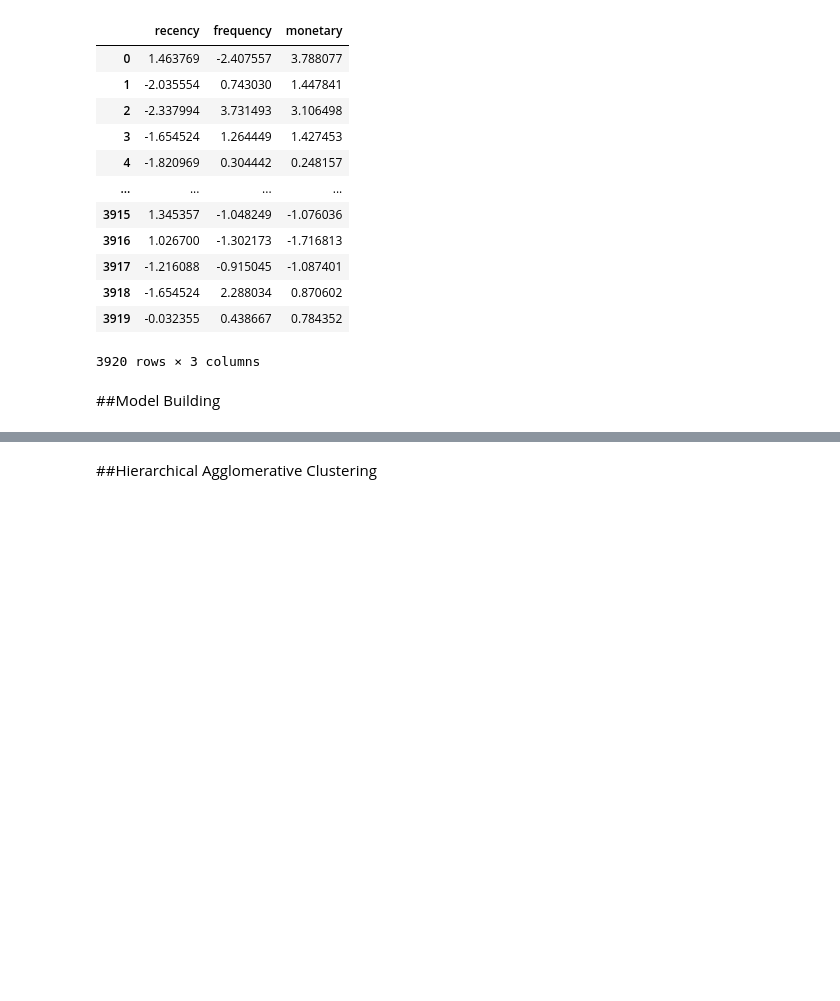
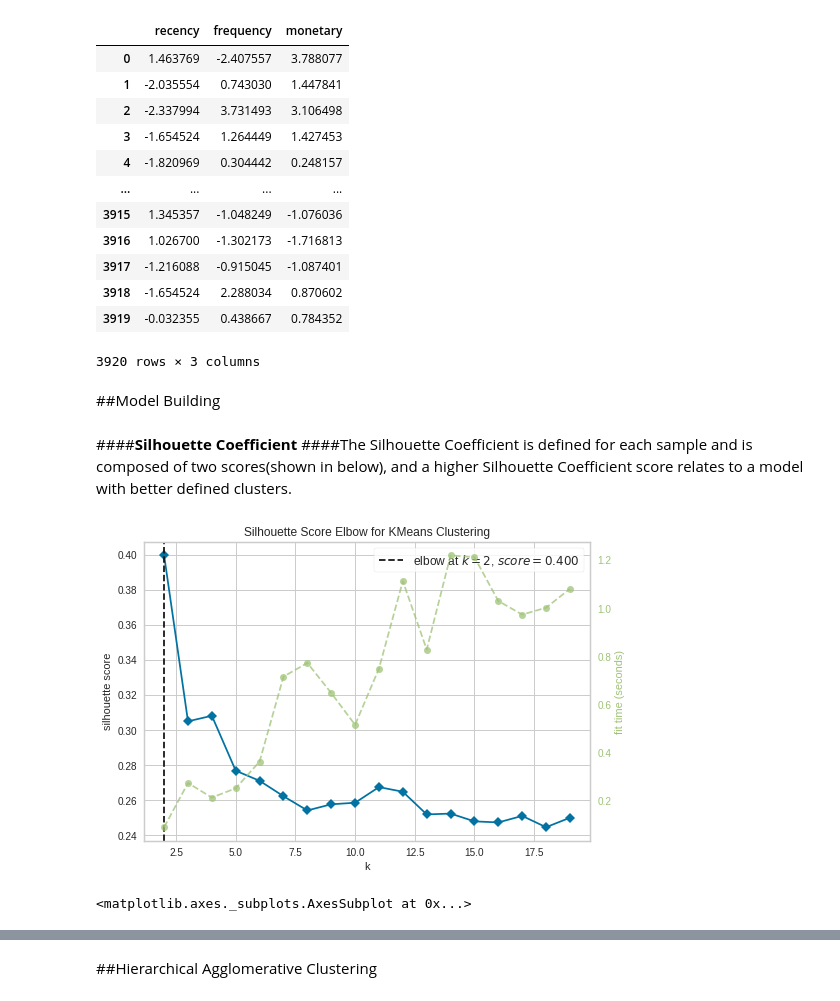
Before and after one commit to sanjay2097/Customer-Segmentation, a Jupyter notebook: Online_Retail_Customer_Segmentation.ipynb, the cells around one changed output, grey strips where cells are left out. Drawn from its saved outputs; the diff is of its cells as text; code cells hidden in the pictures; blank space fills up the shorter version.

```diff
--- a/Online_Retail_Customer_Segmentation.ipynb
+++ b/Online_Retail_Customer_Segmentation.ipynb
@@ -494,3 +494,24 @@ data_norm
 3920 rows × 3 columns
 # %% [markdown]
 ##Model Building
+# %% [markdown]
+####**Silhouette Coefficient**
+####The Silhouette Coefficient is defined for each sample and is composed of two scores(shown in below), and a higher Silhouette Coefficient score relates to a model with better defined clusters.
+# %%
+#visualizing silhouette score using yellowbrick
+#fit KMeans
+for k in range(2, 20):
+
+    # Initialize KMeans with k clusters
+    kmeans = KMeans(n_clusters=k, random_state=1)
+
+    # Fit KMeans on the normalized dataset
+    kmeans.fit(data_norm)
+
+from yellowbrick.cluster import KElbowVisualizer
+visu = KElbowVisualizer(kmeans, k=(2, 20), metric='silhouette')
+visu.fit(data_norm)
+visu.show()
+# %% [output]
+[figure, added]
+<matplotlib.axes._subplots.AxesSubplot at 0x...>
```
Also changed, not shown: parts of 35 cells of this notebook.
